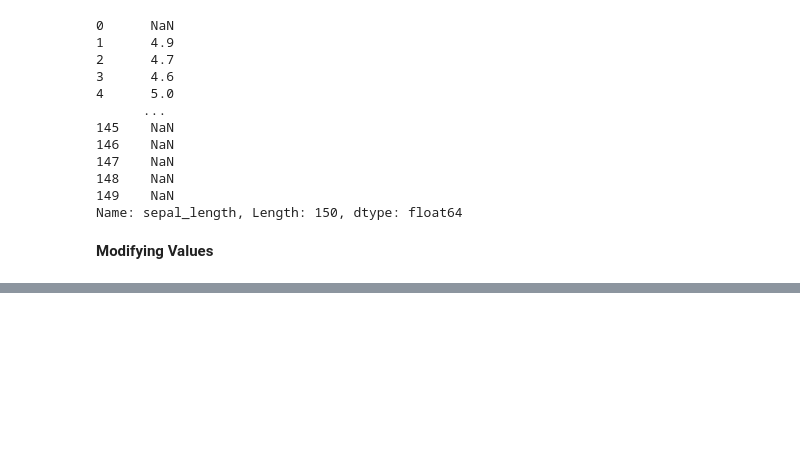
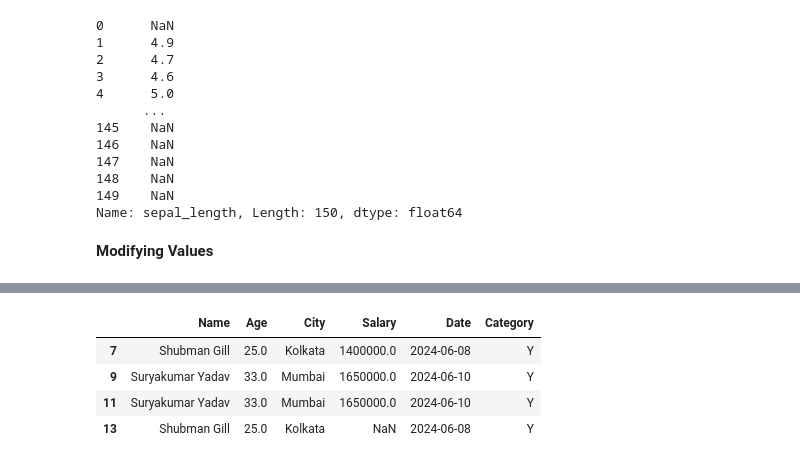
Before and after one commit to karthik-k11/Data-Science-Libraries-Practice, a Jupyter notebook: Pandas_Practice.ipynb, the cells around one changed output, grey strips where cells are left out. Saved outputs shown, nothing was run; the diff lists cells and outputs as text; code cells hidden in the pictures; blank space fills up the shorter version.

```diff
--- a/Pandas_Practice.ipynb
+++ b/Pandas_Practice.ipynb
@@ -769,0 +877,8 @@ Name: 2, dtype: object
+# %%
+df2[df2['Name'].str.startswith('S')]
+# %% [output]
+|  | Name | Age | City | Salary | Date | Category |
+| 7 | Shubman Gill | 25.0 | Kolkata | 1400000.0 | 2024-06-08 | Y |
+| 9 | Suryakumar Yadav | 33.0 | Mumbai | 1650000.0 | 2024-06-10 | Y |
+| 11 | Suryakumar Yadav | 33.0 | Mumbai | 1650000.0 | 2024-06-10 | Y |
+| 13 | Shubman Gill | 25.0 | Kolkata | NaN | 2024-06-08 | Y |
```
Also changed, not shown: parts of 11 cells of this notebook.
